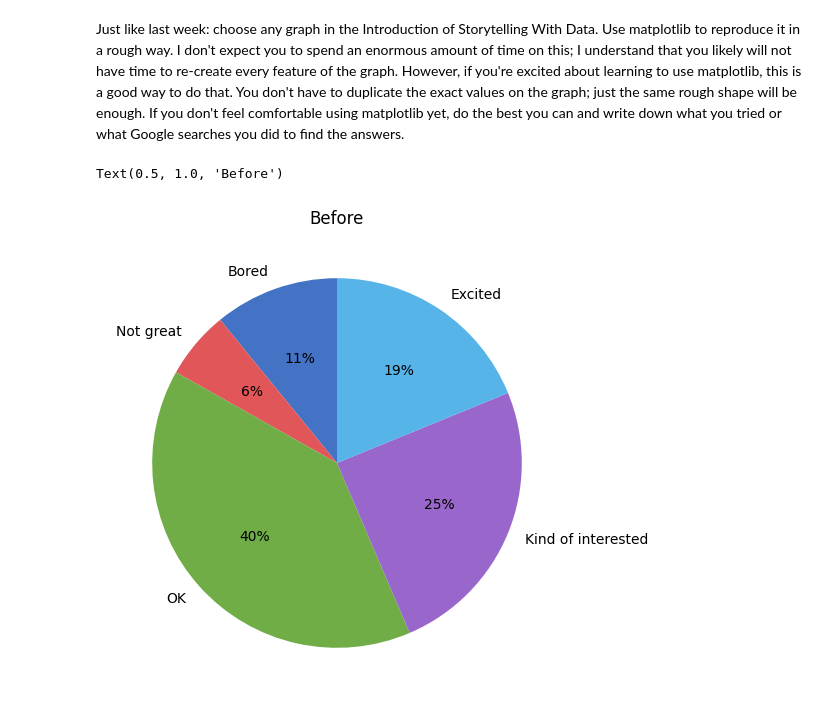
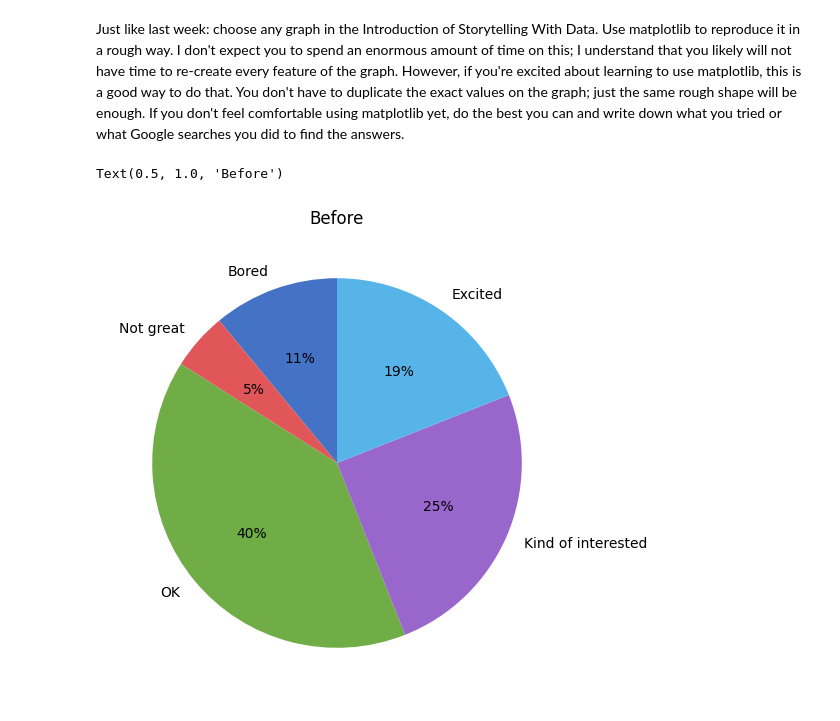
Before and after one commit to lkapples/AI-For-Leaders-II-Week-2-HW, a Jupyter notebook: OMDS-ModB2-Week2-Kapples-Liam.ipynb, the cells around one changed output. Drawn from its saved outputs; the diff is of its cells as text; code cells hidden in the pictures.

```diff
--- a/OMDS-ModB2-Week2-Kapples-Liam.ipynb
+++ b/OMDS-ModB2-Week2-Kapples-Liam.ipynb
@@ -471,19 +471,19 @@ Just like last week: choose any graph in the Introduction of Storytelling With D
 # %%
 
 import matplotlib.pyplot as plt
 
 labels = ['Bored', 'Not great', 'OK', 'Kind of interested', 'Excited']
 colors = ['#4472C4', '#E15759', '#70AD47', '#9966CC', '#56B4E9']
 
 
-sizes1 = [11, 6, 40, 25, 19]
+sizes1 = [11, 5, 40, 25, 19]
 
 # Create subplots
 fig, ax1 = plt.subplots(1, 1, figsize=(12, 6))
 
 # First pie chart
 ax1.pie(sizes1, labels=labels, colors=colors, autopct='%1.0f%%', startangle=90)
 ax1.set_title('Before')
 # %% [output]
 Text(0.5, 1.0, 'Before')
-[figure, old version]
+[figure, new version]
```
